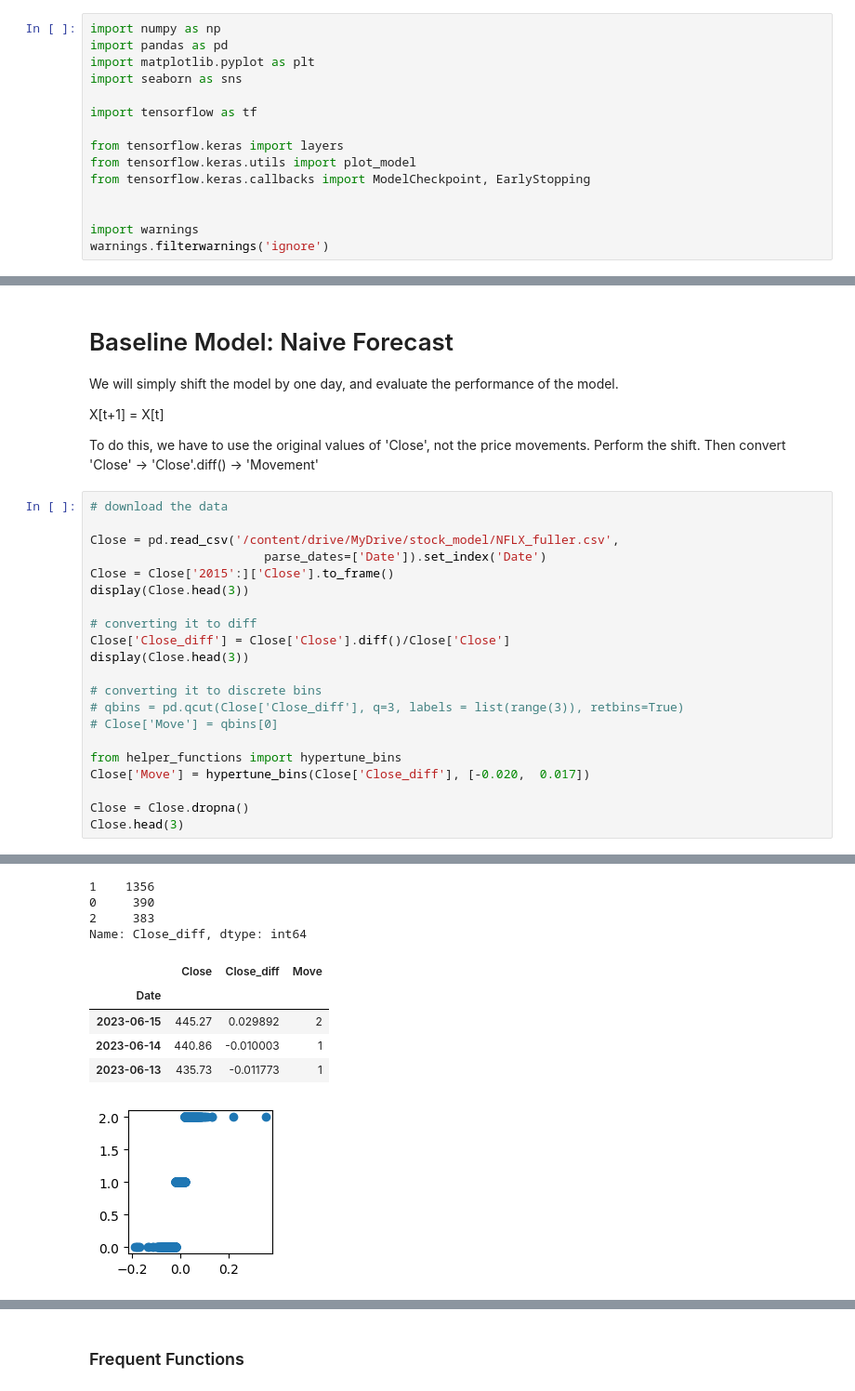
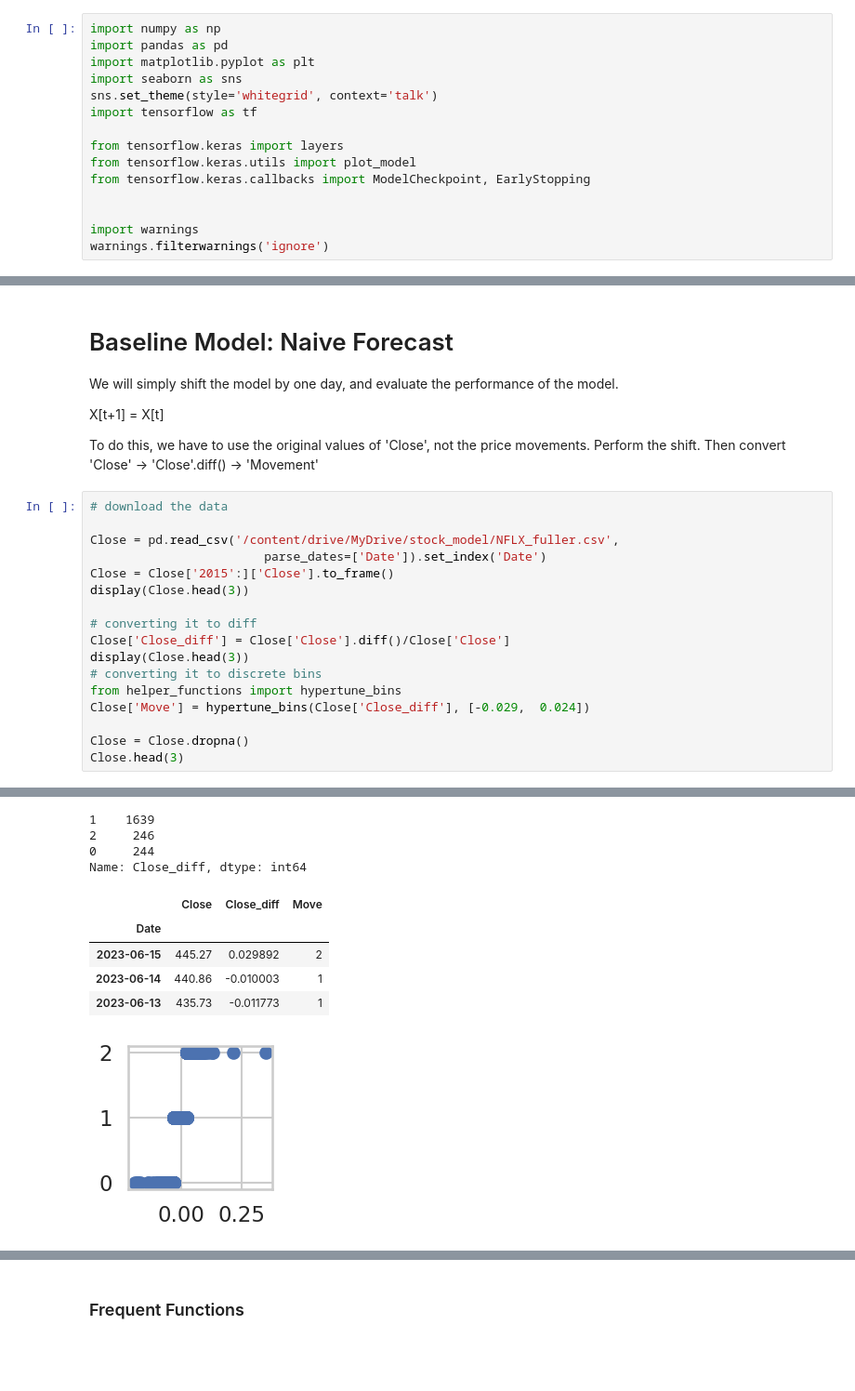
Before and after one commit to ucheokechukwu/Stock-Prediction-with-Supervised-and-Reinforcement-Learning, a Jupyter notebook: src/notebooks/Classifier_Model_building.ipynb, the cells around one changed output, grey strips where cells are left out. Shown: that part at 93% size. Drawn from its saved outputs; the diff is of its cells as text; blank space fills up the shorter version.

```diff
--- a/src/notebooks/Classifier_Model_building.ipynb
+++ b/src/notebooks/Classifier_Model_building.ipynb
@@ -10,7 +10,7 @@ import numpy as np
 import pandas as pd
 import matplotlib.pyplot as plt
 import seaborn as sns
-
+sns.set_theme(style='whitegrid', context='talk')
 import tensorflow as tf
 
 from tensorflow.keras import layers
@@ -49,42 +49,38 @@ To do this, we have to use the original values of 'Close', not the price movemen
 Close = pd.read_csv('/content/drive/MyDrive/stock_model/NFLX_fuller.csv',
                         parse_dates=['Date']).set_index('Date')
 Close = Close['2015':]['Close'].to_frame()
 display(Close.head(3))
 
 # converting it to diff
 Close['Close_diff'] = Close['Close'].diff()/Close['Close']
 display(Close.head(3))
-
 # converting it to discrete bins
-# qbins = pd.qcut(Close['Close_diff'], q=3, labels = list(range(3)), retbins=True)
-# Close['Move'] = qbins[0]
-
 from helper_functions import hypertune_bins
-Close['Move'] = hypertune_bins(Close['Close_diff'], [-0.020,  0.017])
+Close['Move'] = hypertune_bins(Close['Close_diff'], [-0.029,  0.024])
 
 Close = Close.dropna()
 Close.head(3)
 # %% [output]
 |  | Close |
 | Date |  |
 | 2023-06-16 | 431.96 |
 | 2023-06-15 | 445.27 |
 | 2023-06-14 | 440.86 |
 |  | Close | Close_diff |
 | Date |  |  |
 | 2023-06-16 | 431.96 | NaN |
 | 2023-06-15 | 445.27 | 0.029892 |
 | 2023-06-14 | 440.86 | -0.010003 |
-1    1356
-0     390
-2     383
+1    1639
+2     246
+0     244
 Name: Close_diff, dtype: int64
 |  | Close | Close_diff | Move |
 | Date |  |  |  |
 | 2023-06-15 | 445.27 | 0.029892 | 2 |
 | 2023-06-14 | 440.86 | -0.010003 | 1 |
 | 2023-06-13 | 435.73 | -0.011773 | 1 |
-[figure, old version]
+[figure, new version]
 # %%
 # shifting the data
 ytrue = Close['Close'][:-1]
```
Also changed, not shown: parts of 38 cells of this notebook, 51 other files.
